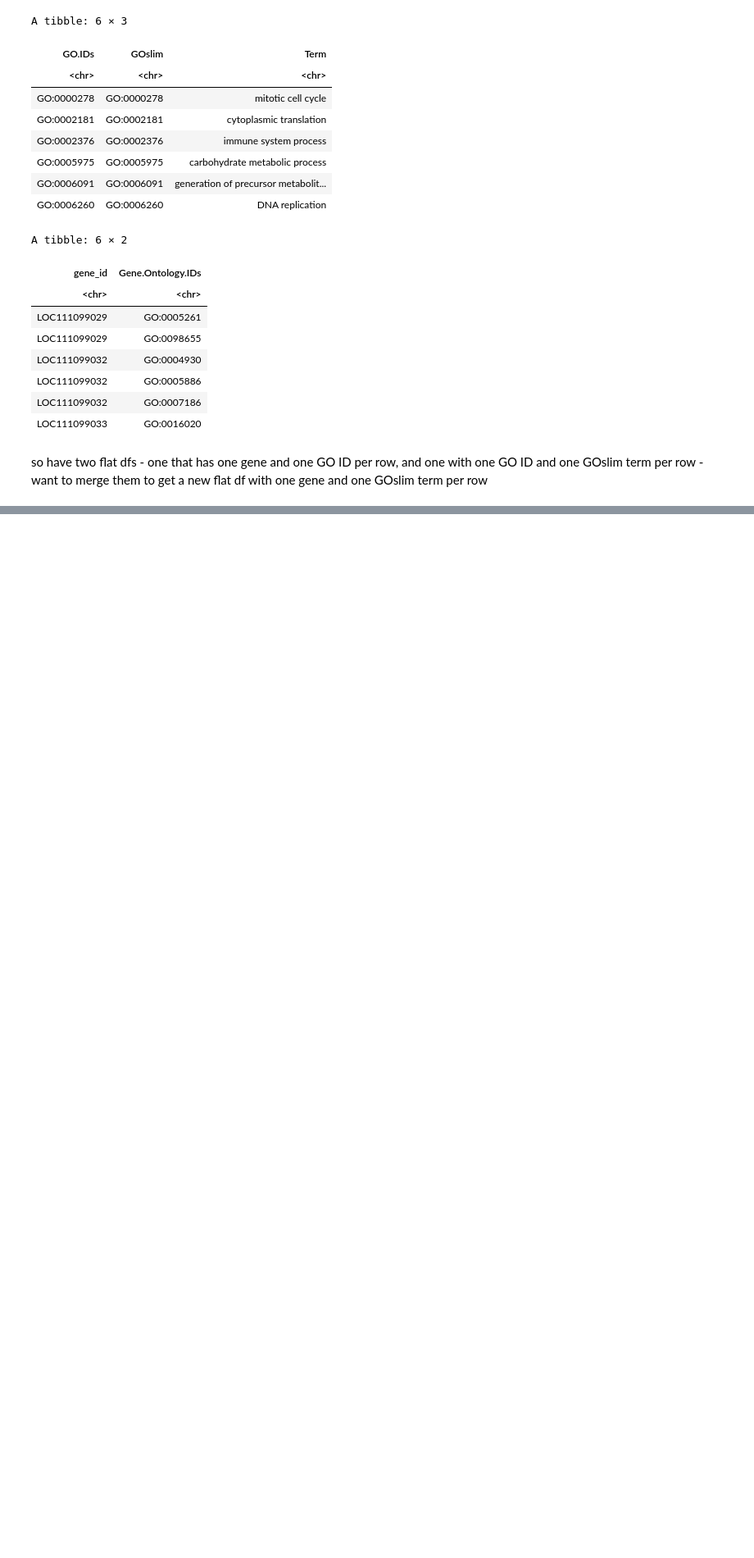
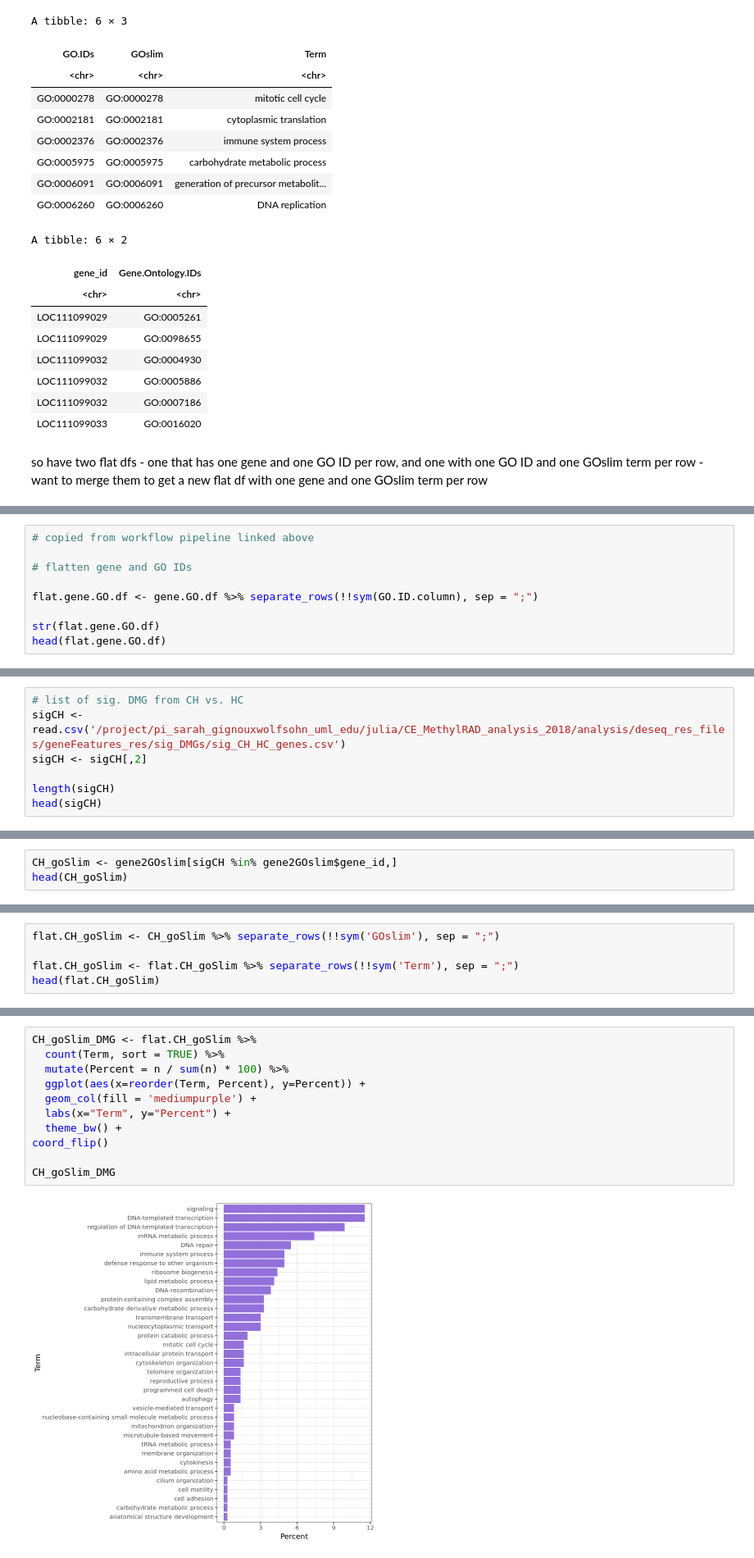
Before and after one commit to jgmcdonough/CE18_methylRAD_analysis, a Jupyter notebook: analysis/DMGs_analysis/mapGO2GOslim.ipynb, the cells around one changed output, grey strips where cells are left out. Shown at 82% size. Drawn from its saved outputs; the diff is of its cells as text; blank space fills up the shorter version.

```diff
--- a/analysis/DMGs_analysis/mapGO2GOslim.ipynb
+++ b/analysis/DMGs_analysis/mapGO2GOslim.ipynb
@@ -518,0 +539,9 @@ A data.frame: 6 × 4
+# %%
+# copied from workflow pipeline linked above
+
+# flatten gene and GO IDs
+
+flat.gene.GO.df <- gene.GO.df %>% separate_rows(!!sym(GO.ID.column), sep = ";")
+
+str(flat.gene.GO.df)
+head(flat.gene.GO.df)
@@ -518,0 +801,7 @@ A data.frame: 6 × 4
+# %%
+# list of sig. DMG from CH vs. HC
+sigCH <- read.csv('/project/pi_sarah_gignouxwolfsohn_uml_edu/julia/CE_MethylRAD_analysis_2018/analysis/deseq_res_files/geneFeatures_res/sig_DMGs/sig_CH_HC_genes.csv')
+sigCH <- sigCH[,2]
+
+length(sigCH)
+head(sigCH)
@@ -518,0 +812,3 @@ A data.frame: 6 × 4
+# %%
+CH_goSlim <- gene2GOslim[sigCH %in% gene2GOslim$gene_id,]
+head(CH_goSlim)
@@ -518,0 +825,5 @@ A data.frame: 6 × 4
+# %%
+flat.CH_goSlim <- CH_goSlim %>% separate_rows(!!sym('GOslim'), sep = ";")
+
+flat.CH_goSlim <- flat.CH_goSlim %>% separate_rows(!!sym('Term'), sep = ";")
+head(flat.CH_goSlim)
@@ -518,0 +840,13 @@ A data.frame: 6 × 4
+# %%
+CH_goSlim_DMG <- flat.CH_goSlim %>%
+  count(Term, sort = TRUE) %>%
+  mutate(Percent = n / sum(n) * 100) %>%
+  ggplot(aes(x=reorder(Term, Percent), y=Percent)) +
+  geom_col(fill = 'mediumpurple') +
+  labs(x="Term", y="Percent") +
+  theme_bw() +
+coord_flip()
+
+CH_goSlim_DMG
+# %% [output]
+[figure, added]
```
Also changed, not shown: parts of 55 cells of this notebook, 1 other file.
